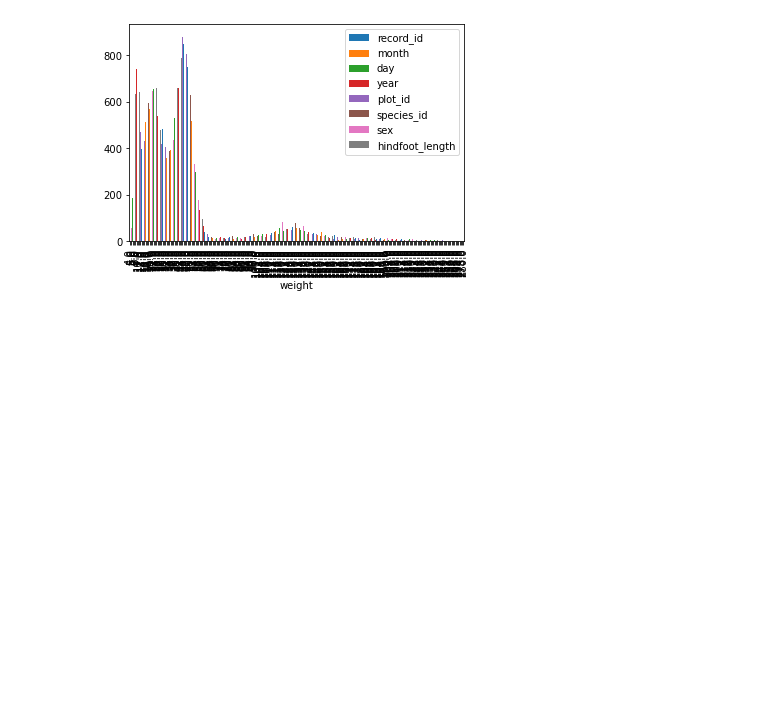
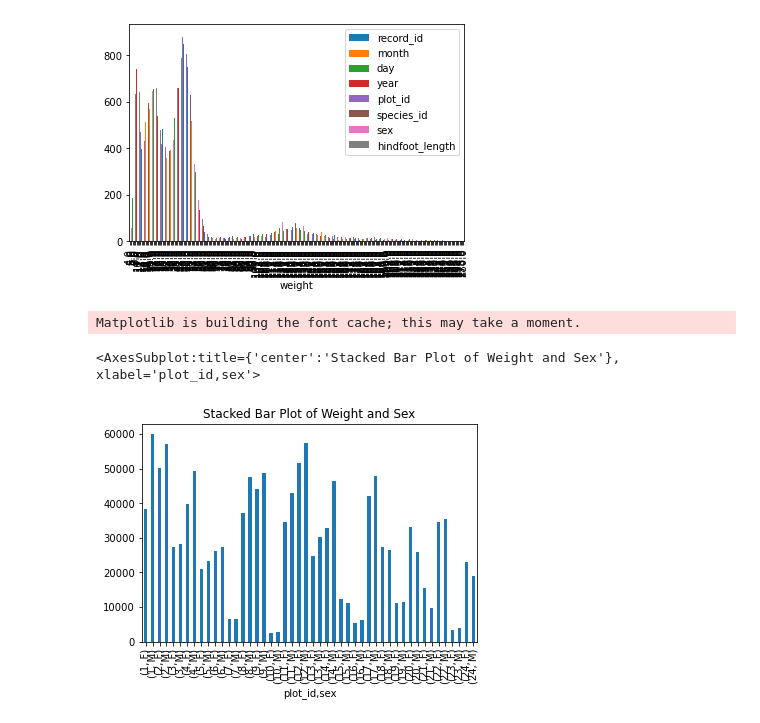
Before and after one commit to BryanAbuchery/LearningPython3, a Jupyter notebook: Bryan.ipynb, the cells around one changed output. Drawn from its saved outputs; the diff is of its cells as text; code cells hidden in the pictures; blank space fills up the shorter version.

```diff
--- a/Bryan.ipynb
+++ b/Bryan.ipynb
@@ -75,3 +75,13 @@ weight_count.plot(kind="bar")
 # %% [output]
 <AxesSubplot:xlabel='weight'>
 [figure]
+# %%
+by_site_sex = surveys_df.groupby(['plot_id', 'sex'])
+# %%
+site_sex_count = by_site_sex['weight'].sum()
+# %%
+site_sex_count.plot(kind='bar', stacked=True, title="Stacked Bar Plot of Weight and Sex")
+# %% [output]
+Matplotlib is building the font cache; this may take a moment.
+<AxesSubplot:title={'center':'Stacked Bar Plot of Weight and Sex'}, xlabel='plot_id,sex'>
+[figure, added]
```
Also changed, not shown: parts of 58 cells of this notebook, 6 other files.
